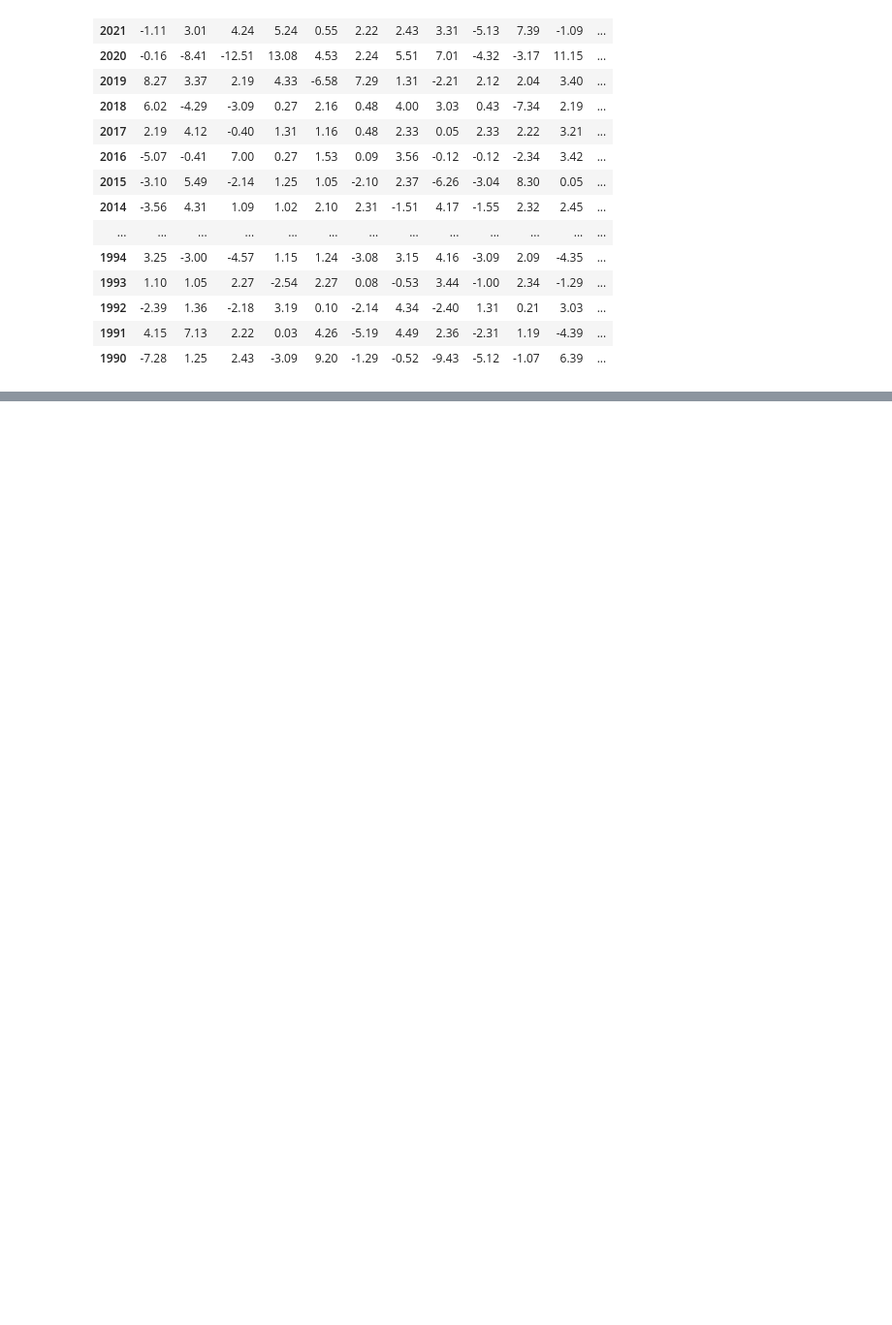
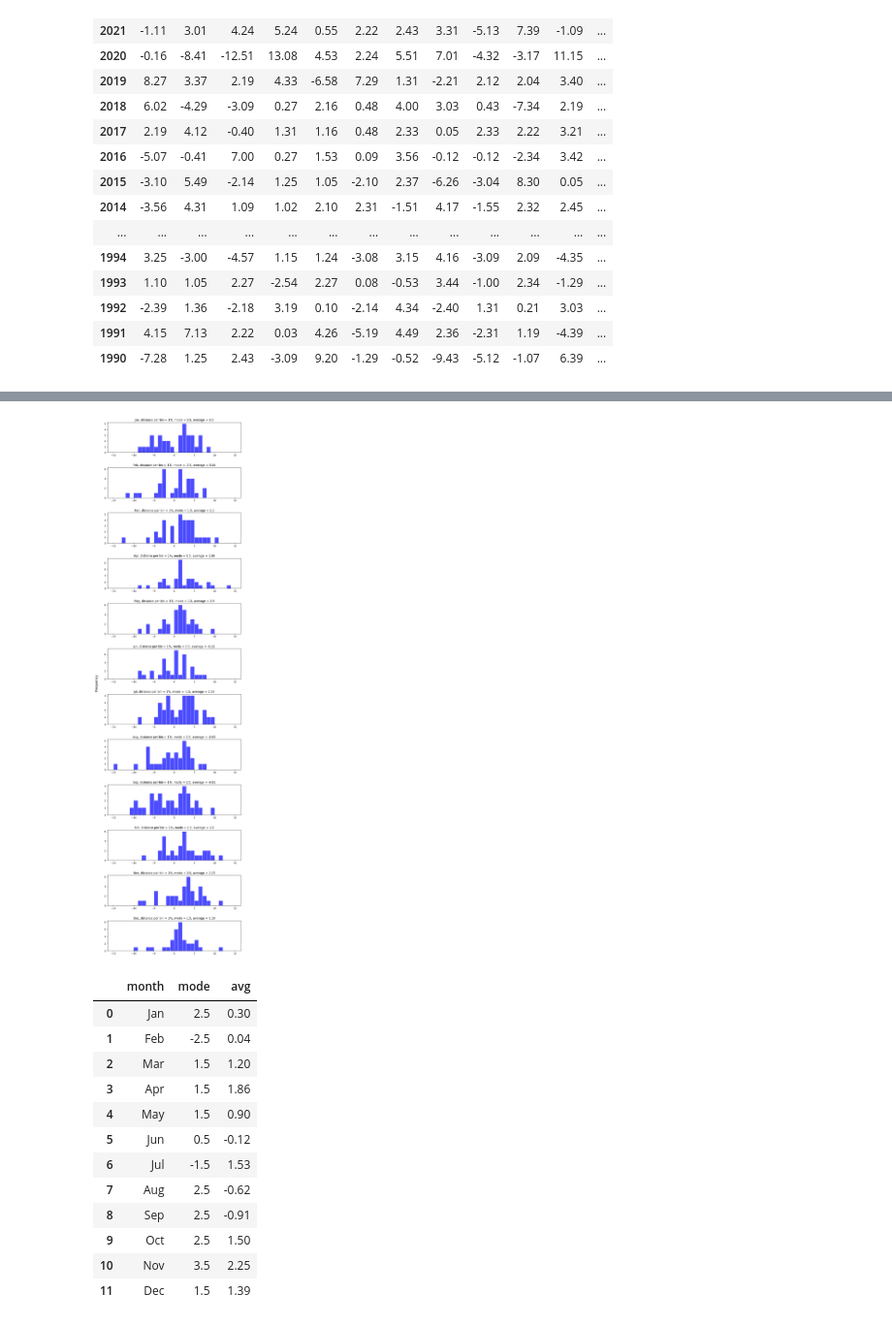
Before and after one commit to riccardodelucia/US500-seasonality, a Jupyter notebook: mode_seasonality.ipynb, the cells around one changed output, grey strips where cells are left out. Shown at 97% size. Drawn from its saved outputs; the diff is of its cells as text; code cells hidden in the pictures; blank space fills up the shorter version.

```diff
--- a/mode_seasonality.ipynb
+++ b/mode_seasonality.ipynb
@@ -2,11 +19,20 @@
 import pandas as pd
 import numpy as np
 import matplotlib.pyplot as plt
+import os
+
+N_MONTHS = 12
+
+ANALYSIS_INTERVAL = 30
+
+input_dir = os.path.abspath("./data")
+input_file_path = os.path.join(input_dir, "seasonality_S&P500.tsv")
+output_dir = os.path.abspath("./output")
 
 months=["Jan", "Feb", "Mar", "Apr", "May", "Jun", "Jul", "Aug", "Sep", "Oct", "Nov", "Dec"]
 dtypes= {"Year": np.int32, "Year": np.float64, "Jan": np.float64, "Feb": np.float64, "Mar": np.float64, "Apr": np.float64, "May": np.float64, "Jun": np.float64, "Jul": np.float64, "Aug": np.float64, "Sep": np.float64, "Oct": np.float64, "Nov": np.float64, "Dec": np.float64}
 
-seasonality = pd.read_csv('./data/seasonality_S&P500.tsv', sep="\t", header=None, names=months, index_col=0)
+seasonality = pd.read_csv(input_file_path, sep="\t", header=None, names=months, index_col=0)
 
 display(seasonality)
 # %% [output]
@@ -71,0 +115,19 @@ df.to_csv(f"./output/modes_distance_{bin_width}.tsv", index=False, sep="\t", enc
+# %%
+bin_width = 1
+
+execute_analysis(seasonality, bin_width)
+# %% [output]
+[figure, added]
+|  | month | mode | avg |
+| 0 | Jan | 2.5 | 0.30 |
+| 1 | Feb | -2.5 | 0.04 |
+| 2 | Mar | 1.5 | 1.20 |
+| 3 | Apr | 1.5 | 1.86 |
+| 4 | May | 1.5 | 0.90 |
+| 5 | Jun | 0.5 | -0.12 |
+| 6 | Jul | -1.5 | 1.53 |
+| 7 | Aug | 2.5 | -0.62 |
+| 8 | Sep | 2.5 | -0.91 |
+| 9 | Oct | 2.5 | 1.50 |
+| 10 | Nov | 3.5 | 2.25 |
+| 11 | Dec | 1.5 | 1.39 |
```
Also changed, not shown: parts of 3 cells of this notebook, 7 other files.
